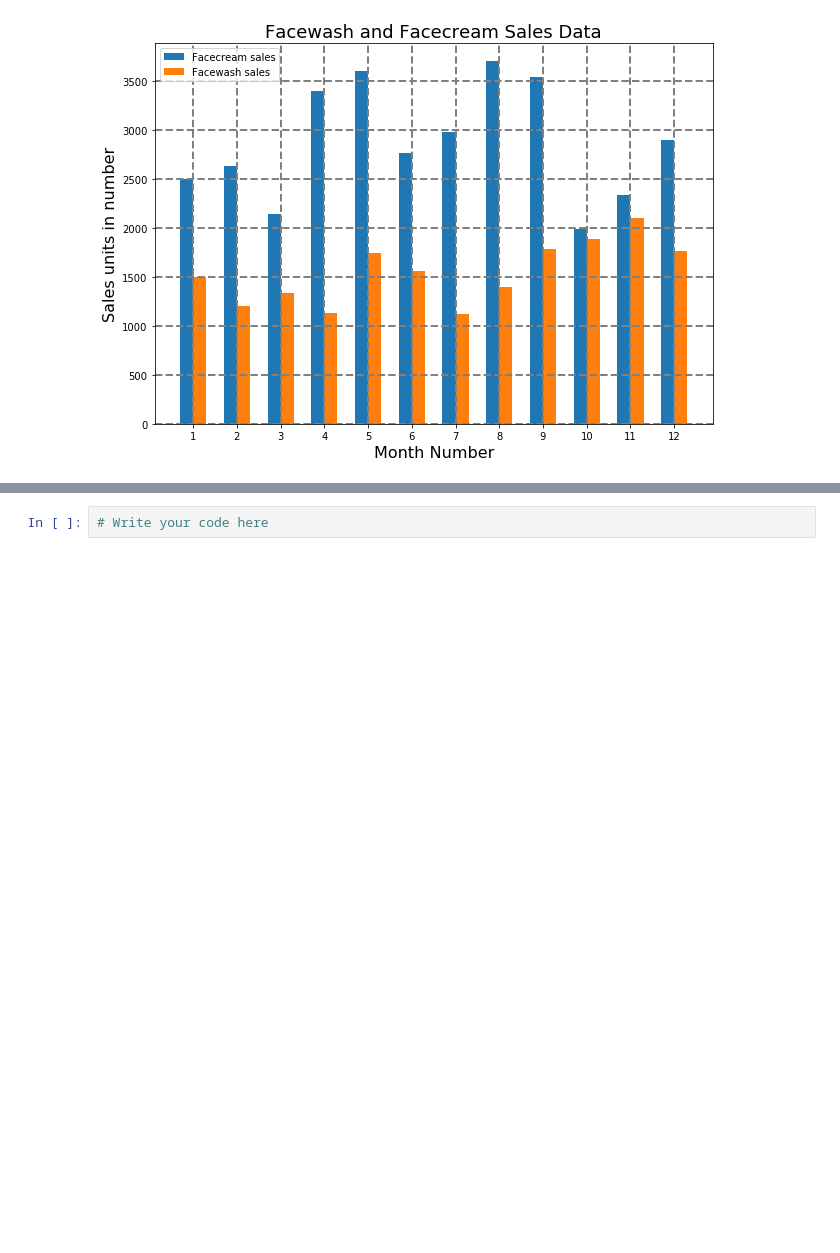
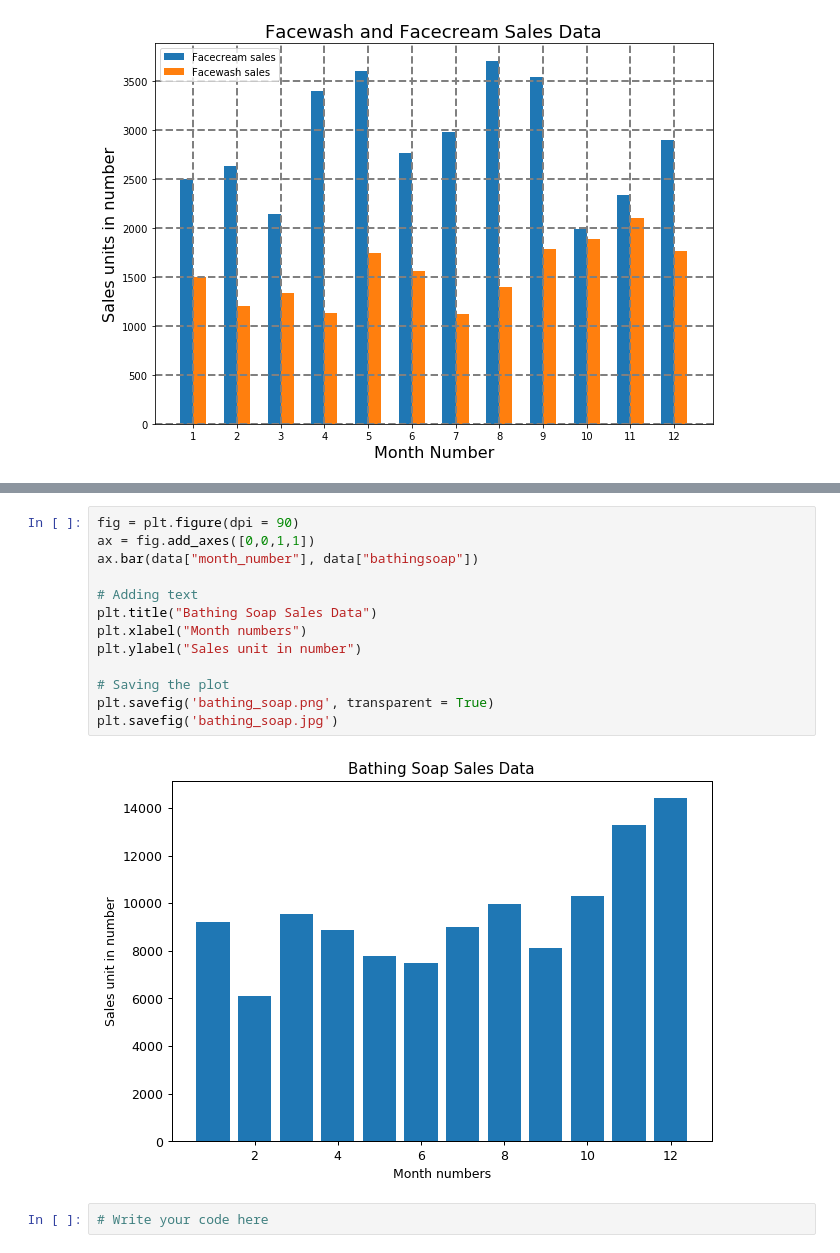
Before and after one commit to N0t10n/Strive_school, a Jupyter notebook: M1_Python/d10_Matplotlib/Matplotlib_exercises.ipynb, the cells around one changed output, grey strips where cells are left out. Saved outputs shown, nothing was run; the diff lists cells and outputs as text; blank space fills up the shorter version.

```diff
--- a/M1_Python/d10_Matplotlib/Matplotlib_exercises.ipynb
+++ b/M1_Python/d10_Matplotlib/Matplotlib_exercises.ipynb
@@ -113,6 +128,21 @@ The bar chart should look like this:
 ### Exercise 6: Read the sales data of bathing soap of all months and show it using a bar chart. Save this plot to your hard disk.
 The bar chart should look like this:
 ![image.png](attachment:image.png)
+# %%
+fig = plt.figure(dpi = 90)
+ax = fig.add_axes([0,0,1,1])
+ax.bar(data["month_number"], data["bathingsoap"])
+
+# Adding text
+plt.title("Bathing Soap Sales Data")
+plt.xlabel("Month numbers")
+plt.ylabel("Sales unit in number")
+
+# Saving the plot
+plt.savefig('bathing_soap.png', transparent = True)
+plt.savefig('bathing_soap.jpg')
+# %% [output]
+[figure, added]
 # %%
 # Write your code here
 # %% [output]
```
Also changed, not shown: parts of 3 cells of this notebook, 2 other files.
